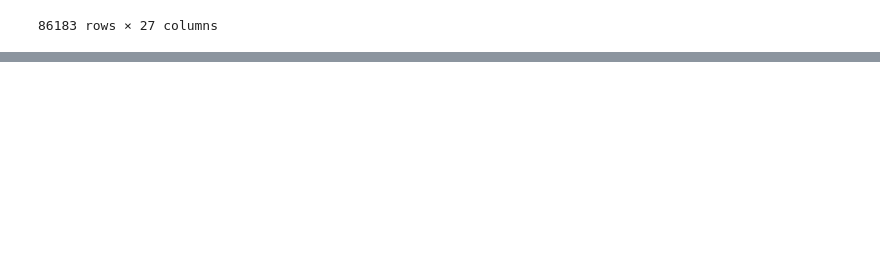
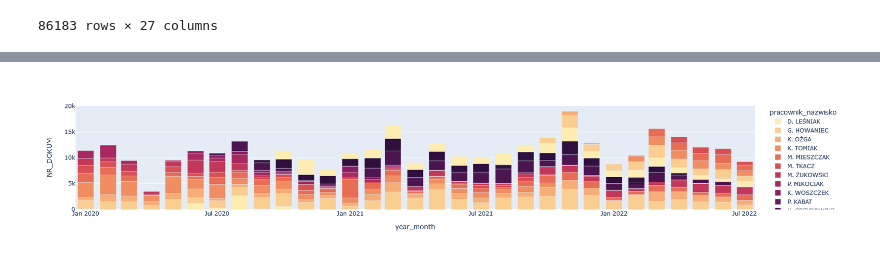
Before and after one commit to plggrzybuch/kupony, a Jupyter notebook: magazynierzy.ipynb, the cells around one changed output, grey strips where cells are left out. Saved outputs shown, nothing was run; the diff lists cells and outputs as text; code cells hidden in the pictures; blank space fills up the shorter version.

Commit message:
dodanie byłych pracowników

```diff
--- a/magazynierzy.ipynb
+++ b/magazynierzy.ipynb
@@ -269,3 +290,11 @@ df1=df1.loc[df1['pracownik_nazwisko'].isin(arr_working_magaz)]
+# %%
+px.bar(df1.groupby(['year_month','pracownik_nazwisko']).agg({'NR_DOKUM':'sum'}).reset_index(),
+        x='year_month',
+        y='NR_DOKUM',
+        color='pracownik_nazwisko',
+      color_discrete_sequence= px.colors.sequential.matter)
+# %% [output]
+[figure, added]
 # %%
 px.bar(df1.groupby('year_month').agg({'NR_DOKUM':'sum',
                                       'pracownik_nazwisko':'nunique'}).reset_index(),
```
Also changed, not shown: parts of 6 cells of this notebook.
